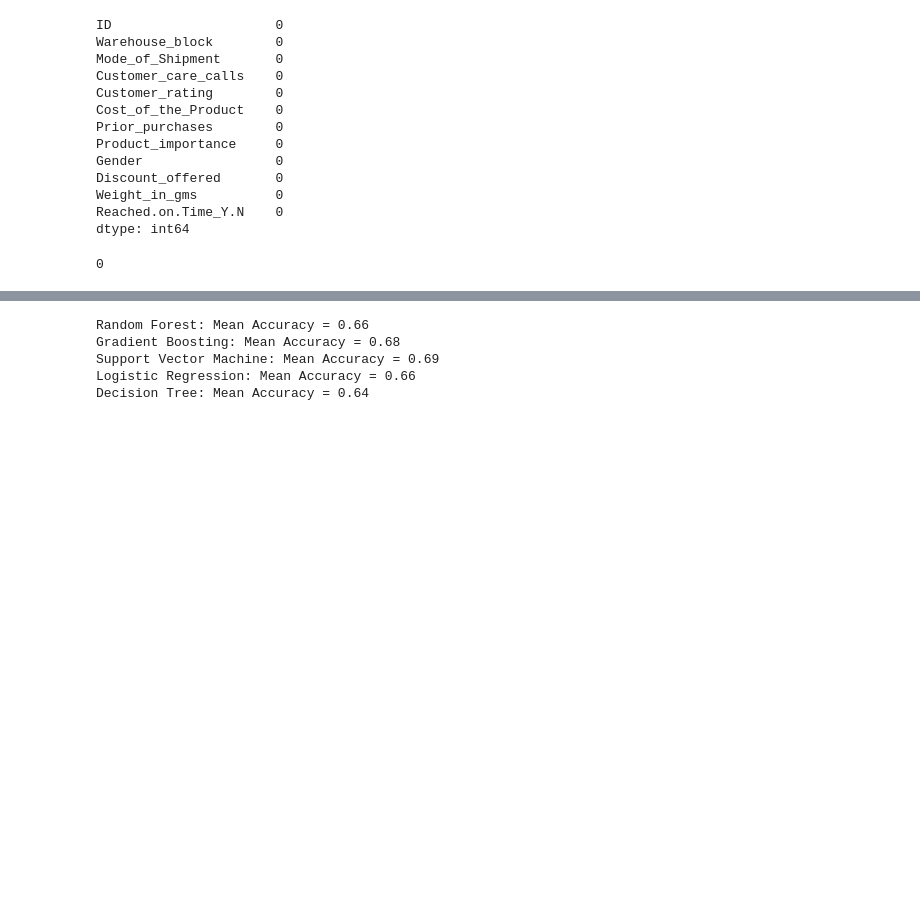
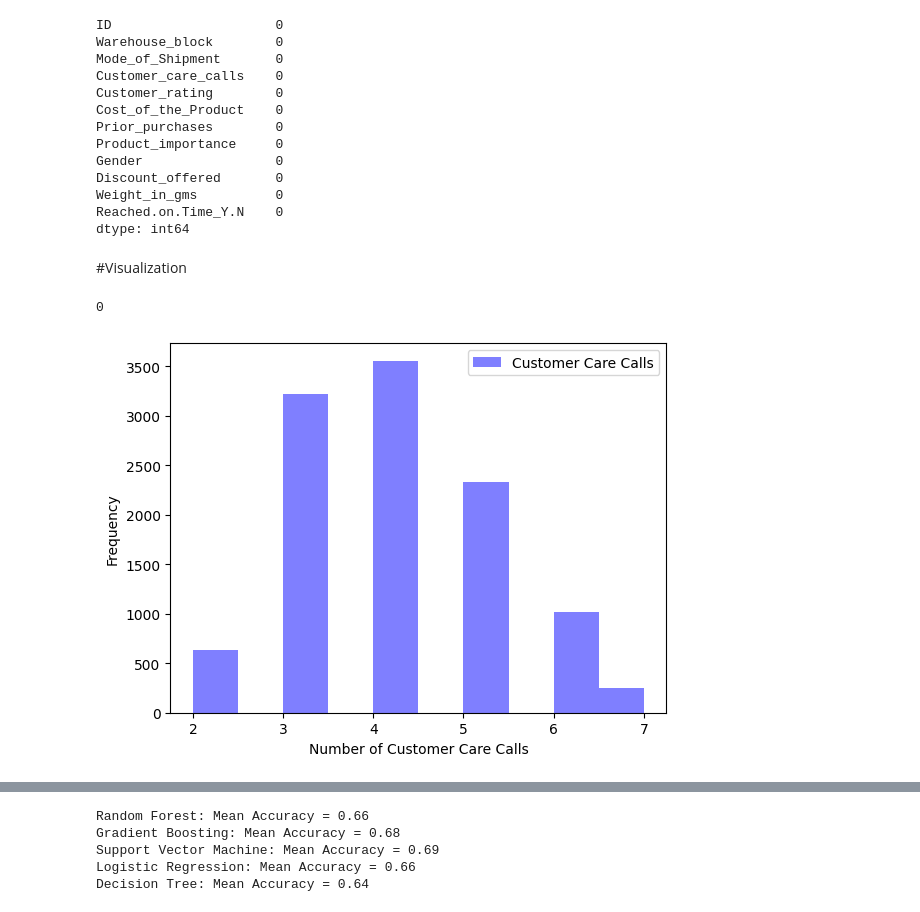
Before and after one commit to vengie/Project42_ELOGISTIX, a Jupyter notebook: Notebooks/logistix.ipynb, the cells around one changed output, grey strips where cells are left out. Saved outputs shown, nothing was run; the diff lists cells and outputs as text; code cells hidden in the pictures; blank space fills up the shorter version.

```diff
--- a/Notebooks/logistix.ipynb
+++ b/Notebooks/logistix.ipynb
@@ -8,3 +10,7 @@ by:-
 import pandas as pd
 import matplotlib.pyplot as plt
 import seaborn as sns
+# %%
+data_url='https://raw.githubusercontent.com/vengie/Project42_ELOGISTIX/main/Data/DSMMProject42-CPL-5559-Ecom_Shipping_stride.csv'
+data = pd.read_csv(data_url)
+data.head()
@@ -11,3 +24,3 @@ import seaborn as sns
 # %%
-data = pd.read_csv('project data.csv')
-data
+# data = pd.read_csv('project data.csv')
+# data
@@ -110,8 +109,19 @@ Discount_offered       0
 Weight_in_gms          0
 Reached.on.Time_Y.N    0
 dtype: int64
+# %% [markdown]
+#Visualization
 # %%
 # Check for duplicates
 print(data.duplicated().sum())
 # %% [output]
 0
+# %%
+#Histograms help to understand the distribution of numerical variables in dataset
+plt.hist(data['Customer_care_calls'], bins=10, alpha=0.5, color='blue', label='Customer Care Calls')
+plt.xlabel('Number of Customer Care Calls')
+plt.ylabel('Frequency')
+plt.legend()
+plt.show()
+# %% [output]
+[figure, added]
```
Also changed, not shown: parts of 5 cells of this notebook.
